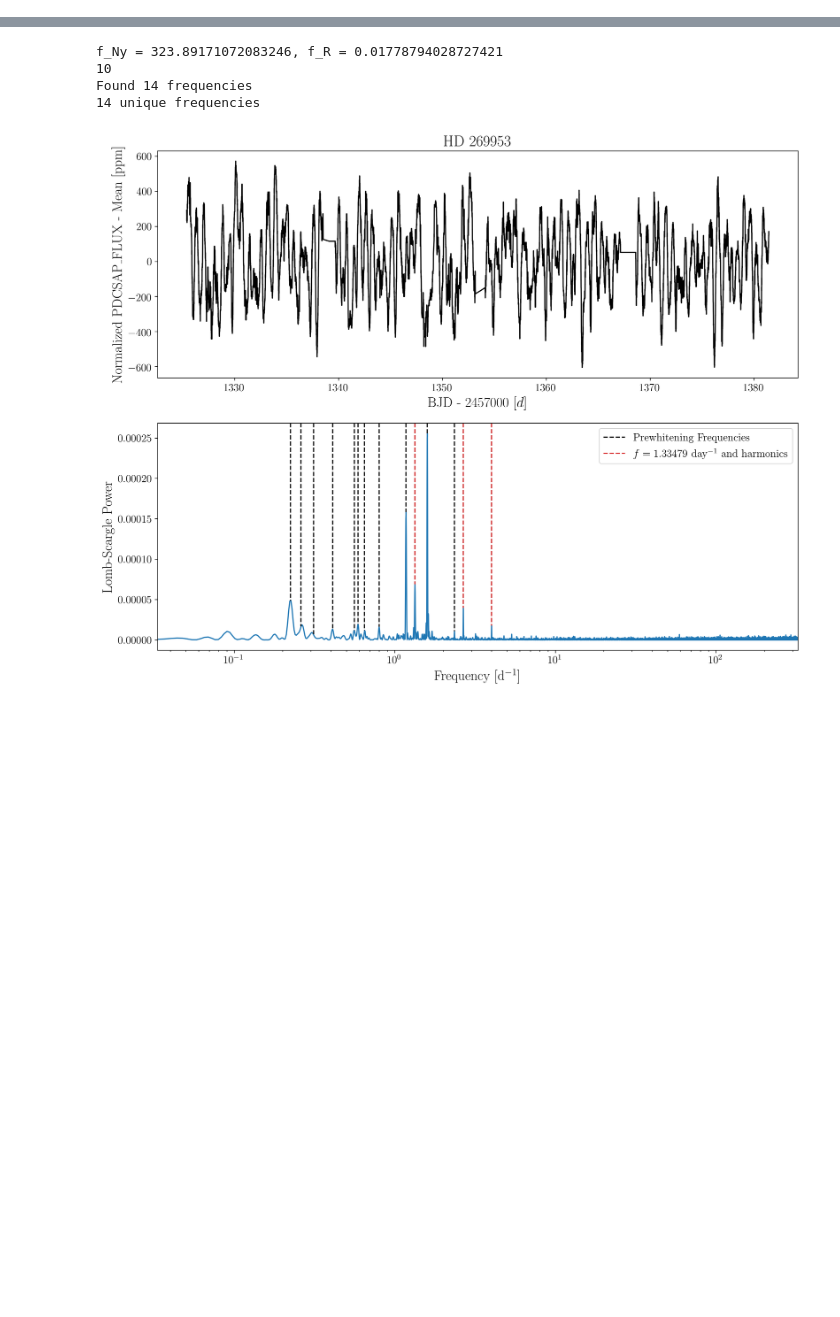
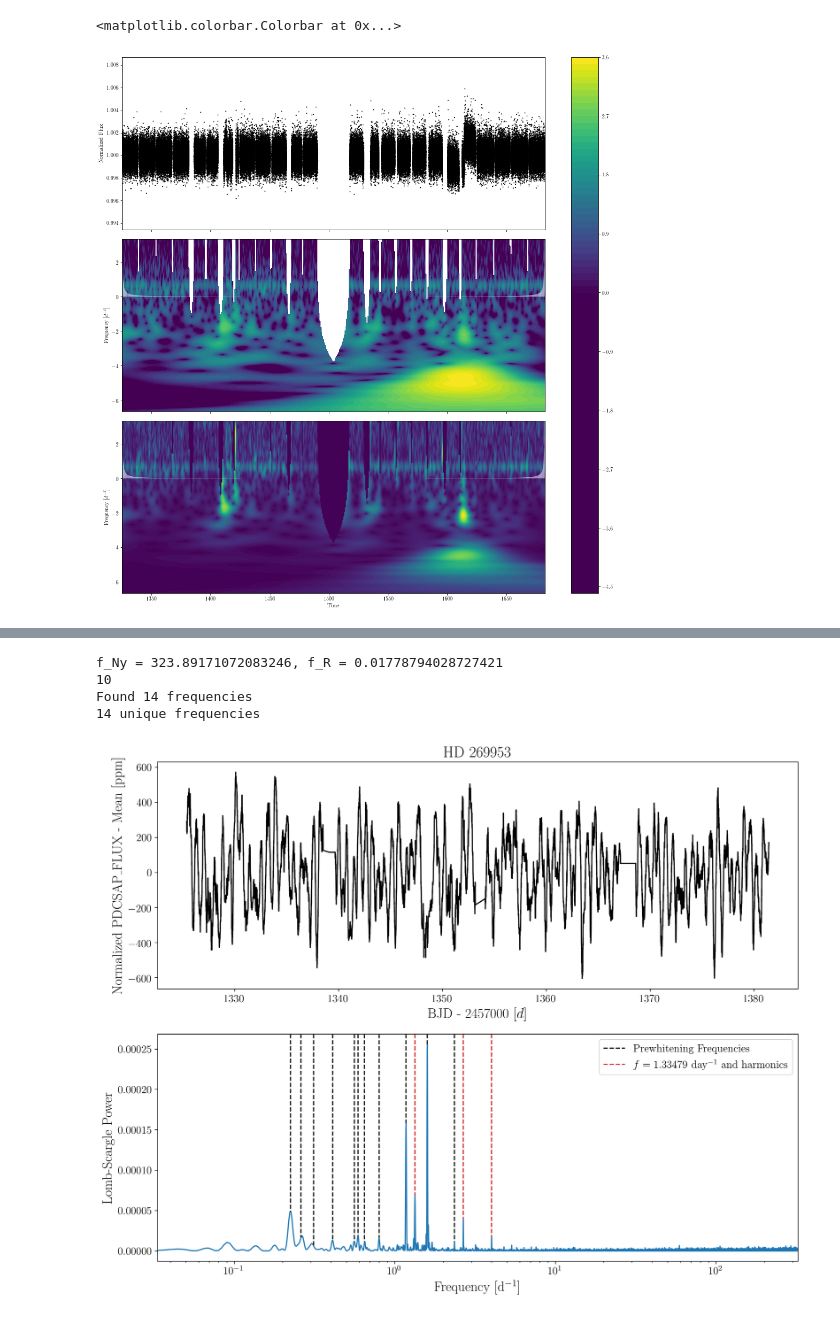
Before and after one commit to tzdwi/TESS, a Jupyter notebook: code/HD269953_YSG.ipynb, the cells around one changed output, grey strips where cells are left out. Cells and saved outputs as stored; diff of their text form; code cells hidden in the pictures; blank space fills up the shorter version.

```diff
--- a/code/HD269953_YSG.ipynb
+++ b/code/HD269953_YSG.ipynb
@@ -35,0 +47,22 @@ plt.ylim(0,0.03)
+# %%
+fig,ax = plt.subplots(3,figsize=(15,15),sharex=True)
+ax[0].scatter(time,flux,s=1,c='k')
+mesh = ax[1].contourf(taus,np.log2(omegas/2.0/np.pi),np.log10(wwz),levels=100,vmin=0)
+max_peak_WWZ = [omegas[t==m][0] if not np.isnan(m) else np.nan for t,m in zip(wwz.T,np.max(wwz,axis=0))]
+max_peak_WWA = [amp[omegas==m][0] if not np.isnan(m) else np.nan for amp,m in zip(wwa.T,max_peak_WWZ)]
+yl = ax[1].get_ylim()
+#ax[1].step(taus,np.array(max_peak_WWZ)/2/np.pi,where='mid',c='white')
+ax[2].contourf(taus,np.log2(omegas/2.0/np.pi),wwa,levels=100)
+ax[1].fill_between(2*np.pi/omegas+np.min(t),0,omegas/2/np.pi,alpha=0.5,facecolor='white')
+ax[1].fill_between(np.max(t)-2*np.pi/omegas,0,omegas/2/np.pi,alpha=0.5,facecolor='white')
+ax[1].set(ylim=yl,ylabel='Frequency [$d^{-1}$]')
+yl = ax[2].get_ylim()
+ax[2].fill_between(2*np.pi/omegas+np.min(t),0,omegas/2/np.pi,alpha=0.5,facecolor='white')
+ax[2].fill_between(np.max(t)-2*np.pi/omegas,0,omegas/2/np.pi,alpha=0.5,facecolor='white')
+ax[2].set(ylim=yl,xlabel='Time',ylabel='Frequency [$d^{-1}$]')
+ax[0].set(ylabel='Normalized Flux')
+fig.tight_layout()
+plt.colorbar(mappable=mesh,ax=ax)
+# %% [output]
+<matplotlib.colorbar.Colorbar at 0x...>
+[figure, added]
```
Also changed, not shown: parts of 5 cells of this notebook, 2 other files.
